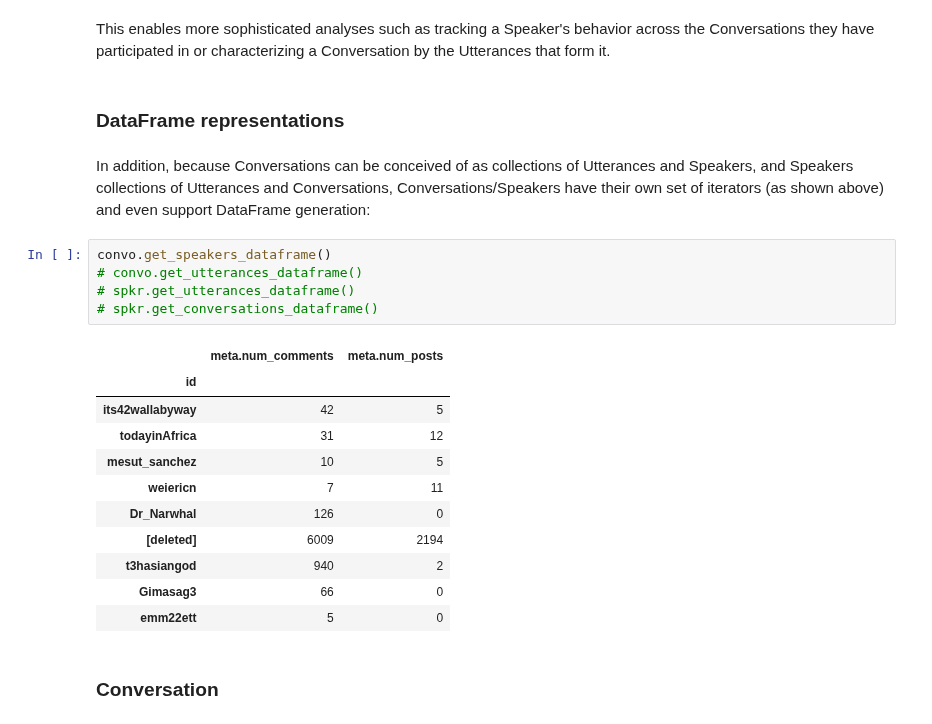
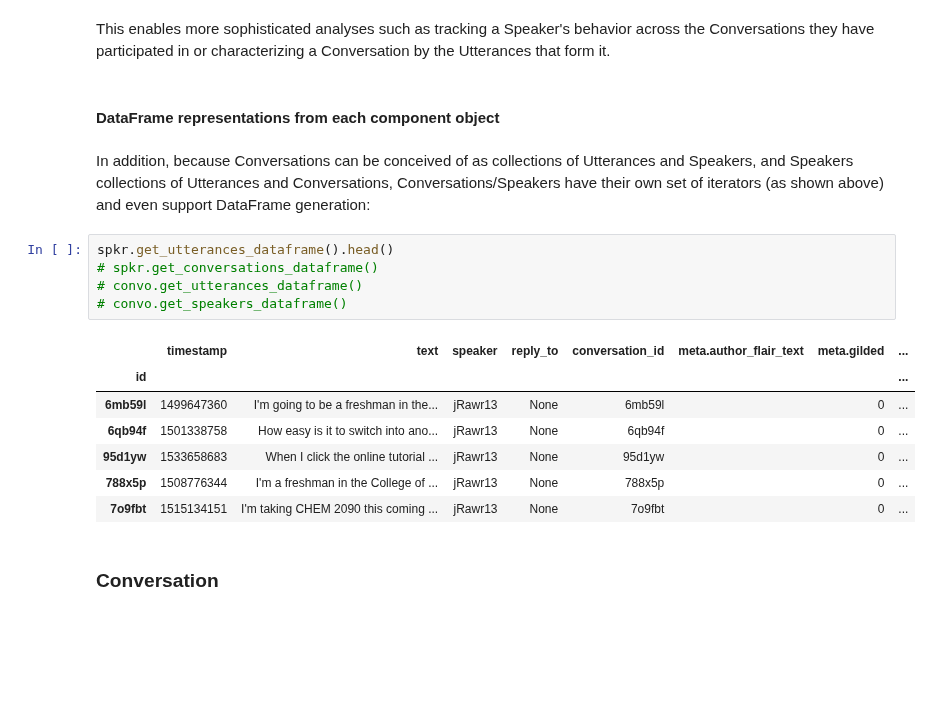
Before and after one commit to seanzhangkx8/ConvoKit, a Jupyter notebook: examples/Introduction_to_ConvoKit.ipynb, the cells around one changed output. Drawn from its saved outputs; the diff is of its cells as text; blank space fills up the shorter version.

```diff
--- a/examples/Introduction_to_ConvoKit.ipynb
+++ b/examples/Introduction_to_ConvoKit.ipynb
@@ -200,26 +219,22 @@ To spell it out:
 # %% [markdown]
 This enables more sophisticated analyses such as tracking a Speaker's behavior across the Conversations they have participated in or characterizing a Conversation by the Utterances that form it.
 # %% [markdown]
-### DataFrame representations
+#### DataFrame representations from each component object
 # %% [markdown]
 In addition, because Conversations can be conceived of as collections of Utterances and Speakers, and Speakers collections of Utterances and Conversations, Conversations/Speakers have their own set of iterators (as shown above) and even support DataFrame generation:
-# %%
-convo.get_speakers_dataframe()
-# convo.get_utterances_dataframe()
-# spkr.get_utterances_dataframe()
-# spkr.get_conversations_dataframe()
-# %% [output]
-|  | meta.num_comments | meta.num_posts |
-| id |  |  |
-| its42wallabyway | 42 | 5 |
-| todayinAfrica | 31 | 12 |
-| mesut_sanchez | 10 | 5 |
-| weiericn | 7 | 11 |
-| Dr_Narwhal | 126 | 0 |
-| [deleted] | 6009 | 2194 |
-| t3hasiangod | 940 | 2 |
-| Gimasag3 | 66 | 0 |
-| emm22ett | 5 | 0 |
+# %%
+spkr.get_utterances_dataframe().head()
+# spkr.get_conversations_dataframe()
+# convo.get_utterances_dataframe()
+# convo.get_speakers_dataframe()
+# %% [output]
+|  | timestamp | text | speaker | reply_to | conversation_id | meta.author_flair_text | meta.gilded | ... |
+| id |  |  |  |  |  |  |  | ... |
+| 6mb59l | 1499647360 | I'm going to be a freshman in the... | jRawr13 | None | 6mb59l |  | 0 | ... |
+| 6qb94f | 1501338758 | How easy is it to switch into ano... | jRawr13 | None | 6qb94f |  | 0 | ... |
+| 95d1yw | 1533658683 | When I click the online tutorial ... | jRawr13 | None | 95d1yw |  | 0 | ... |
+| 788x5p | 1508776344 | I'm a freshman in the College of ... | jRawr13 | None | 788x5p |  | 0 | ... |
+| 7o9fbt | 1515134151 | I'm taking CHEM 2090 this coming ... | jRawr13 | None | 7o9fbt |  | 0 | ... |
 # %% [markdown]
 ### Conversation
 # %% [markdown]
```
Also changed, not shown: parts of 28 cells of this notebook, 1 other file.
